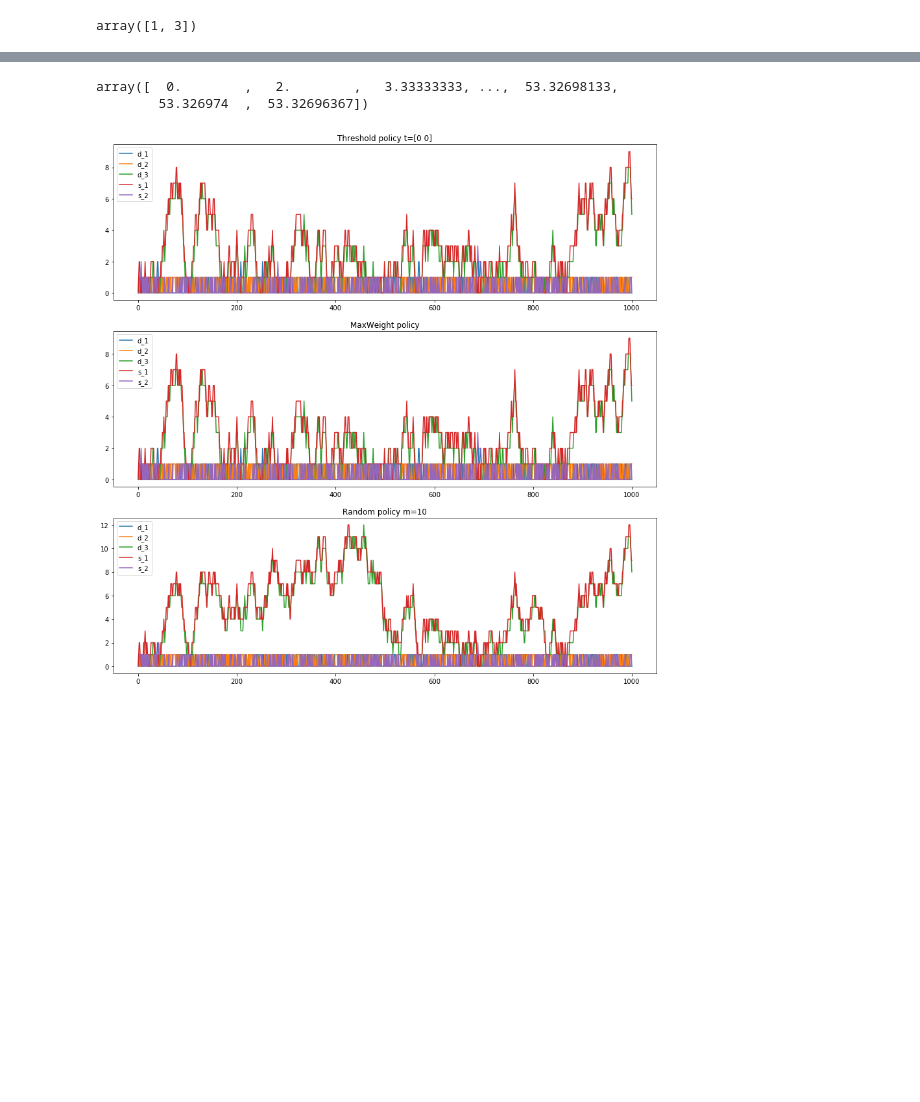
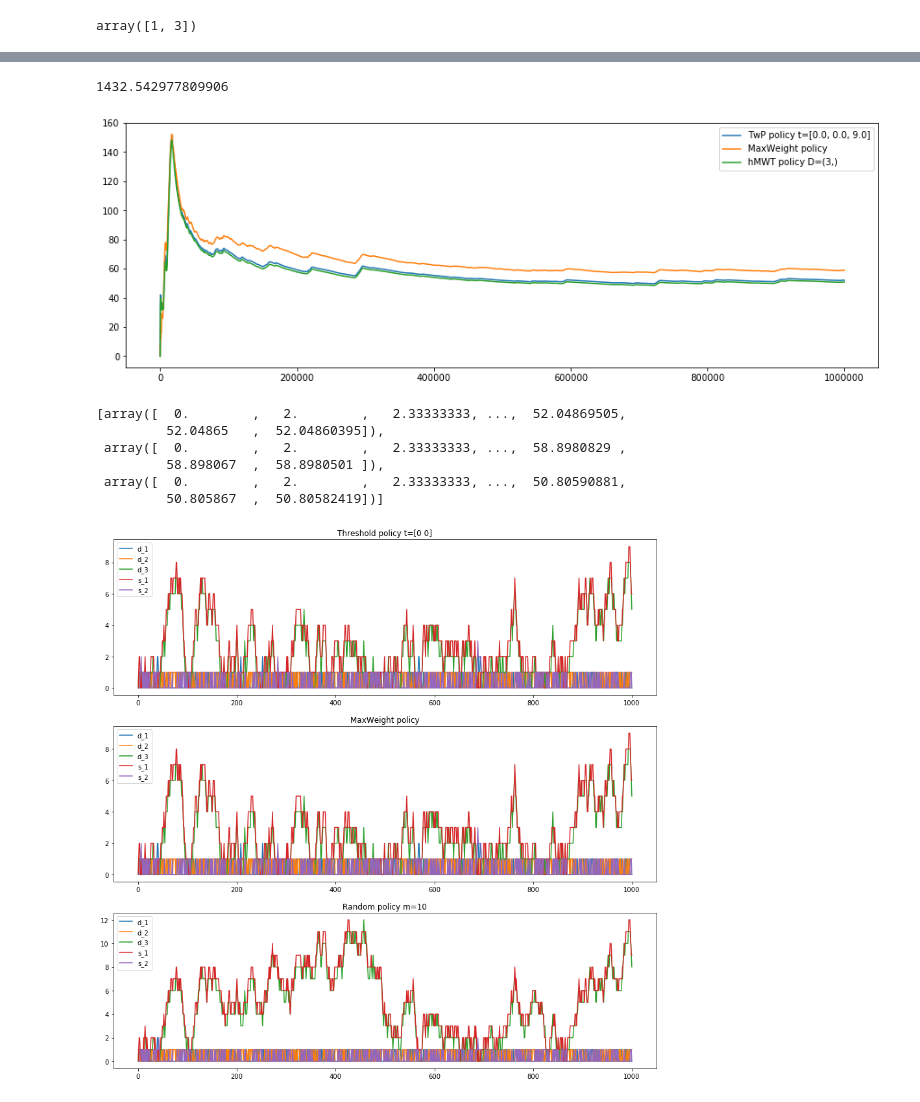
Before and after one commit to ArnaudCadas/DynamicMatchingModel, a Jupyter notebook: TestPolicies.ipynb, the cells around one changed output, grey strips where cells are left out. Cells and saved outputs as stored; diff of their text form; code cells hidden in the pictures; blank space fills up the shorter version.

```diff
--- a/TestPolicies.ipynb
+++ b/TestPolicies.ipynb
@@ -894,0 +934,9 @@ print(time.time()-t)
+# %%
+NN = MatchingGraph([(1,1),(1,2),(2,2),(2,3),(3,3)],3,3)
+alpha = np.array([3./6., 2./6., 1./6.])
+beta = np.array([1.97/6., 2.97/6., 1.06/6.])
+arrival_dist = NodesData.items(alpha,beta,NN)
+costs = NodesData(np.array([1., 2., 3., 1., 2., 3.]),NN)
+P = [TwP_policy([0., 0., 9.]),MaxWeight_policy(costs), hMWT_policy(NN,Workload_index=['d',(3,)], alpha=arrival_dist, costs=costs, beta=2., kappa=10., theta=1., delta_plus=0.01, NUmax=8.)]
+x0 = State.zeros(NN)
+test_model = Model(NN,arrival_dist,costs,x0)
@@ -895,8 +947,20 @@ print(time.time()-t)
+# %%
+t = time.time()
+N = 1000000
+c = test_model.average_cost(N,P,plot=True)
+print(time.time()-t)
+# %% [output]
+1432.542977809906
+[figure, added]
 # %%
-c[1]
+c
 # %% [output]
-array([  0.        ,   2.        ,   3.33333333, ...,  53.32698133,
-        53.326974  ,  53.32696367])
+[array([  0.        ,   2.        ,   2.33333333, ...,  52.04869505,
+         52.04865   ,  52.04860395]),
+ array([  0.        ,   2.        ,   2.33333333, ...,  58.8980829 ,
+         58.898067  ,  58.8980501 ]),
+ array([  0.        ,   2.        ,   2.33333333, ...,  50.80590881,
+         50.805867  ,  50.80582419])]
 # %%
 W = MatchingGraph([(1,1),(2,1),(2,2),(3,2)],3,2)
 alpha = np.array([0.25,0.5,0.25])
```
Also changed, not shown: parts of 16 cells of this notebook.
